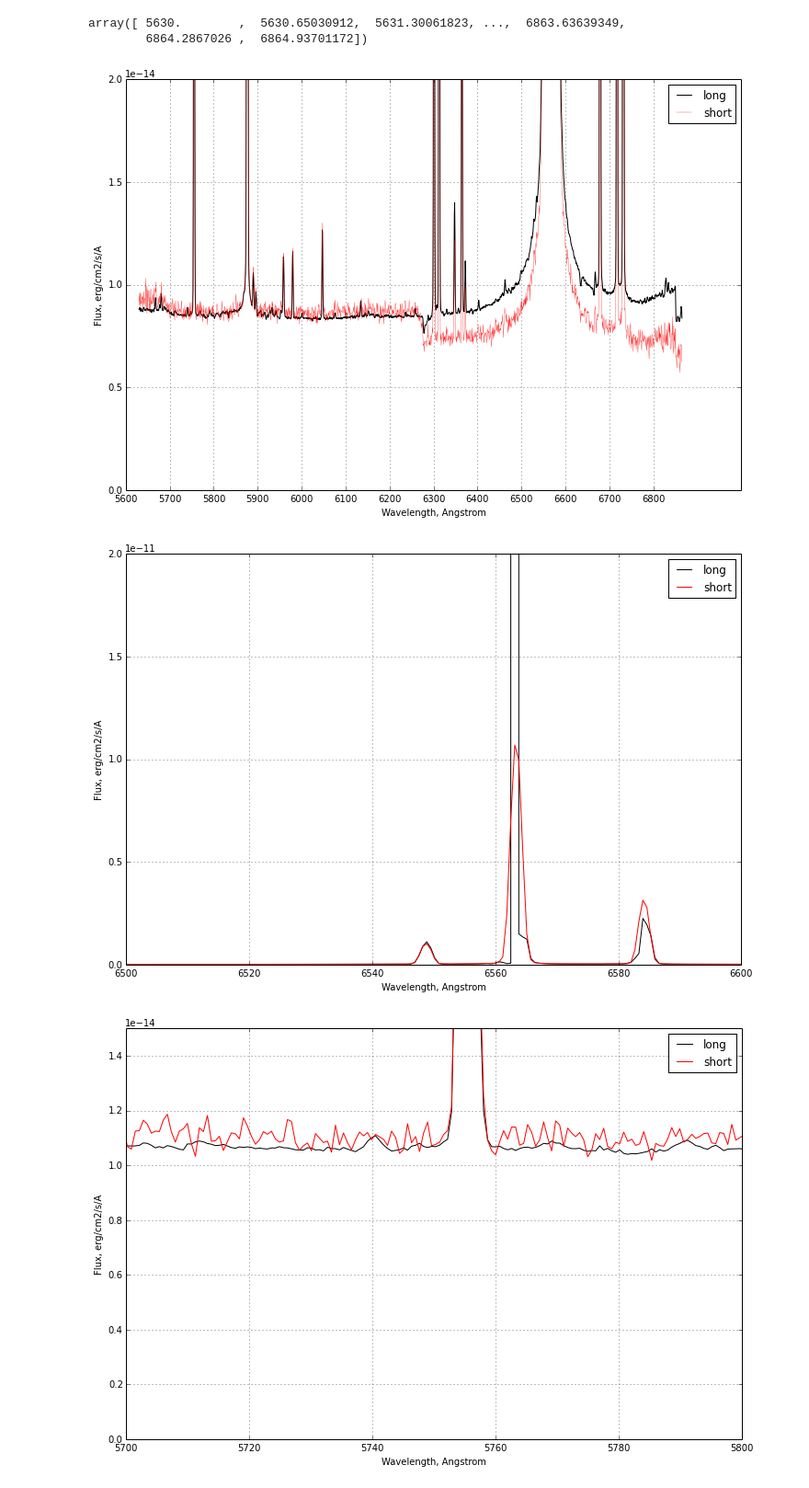
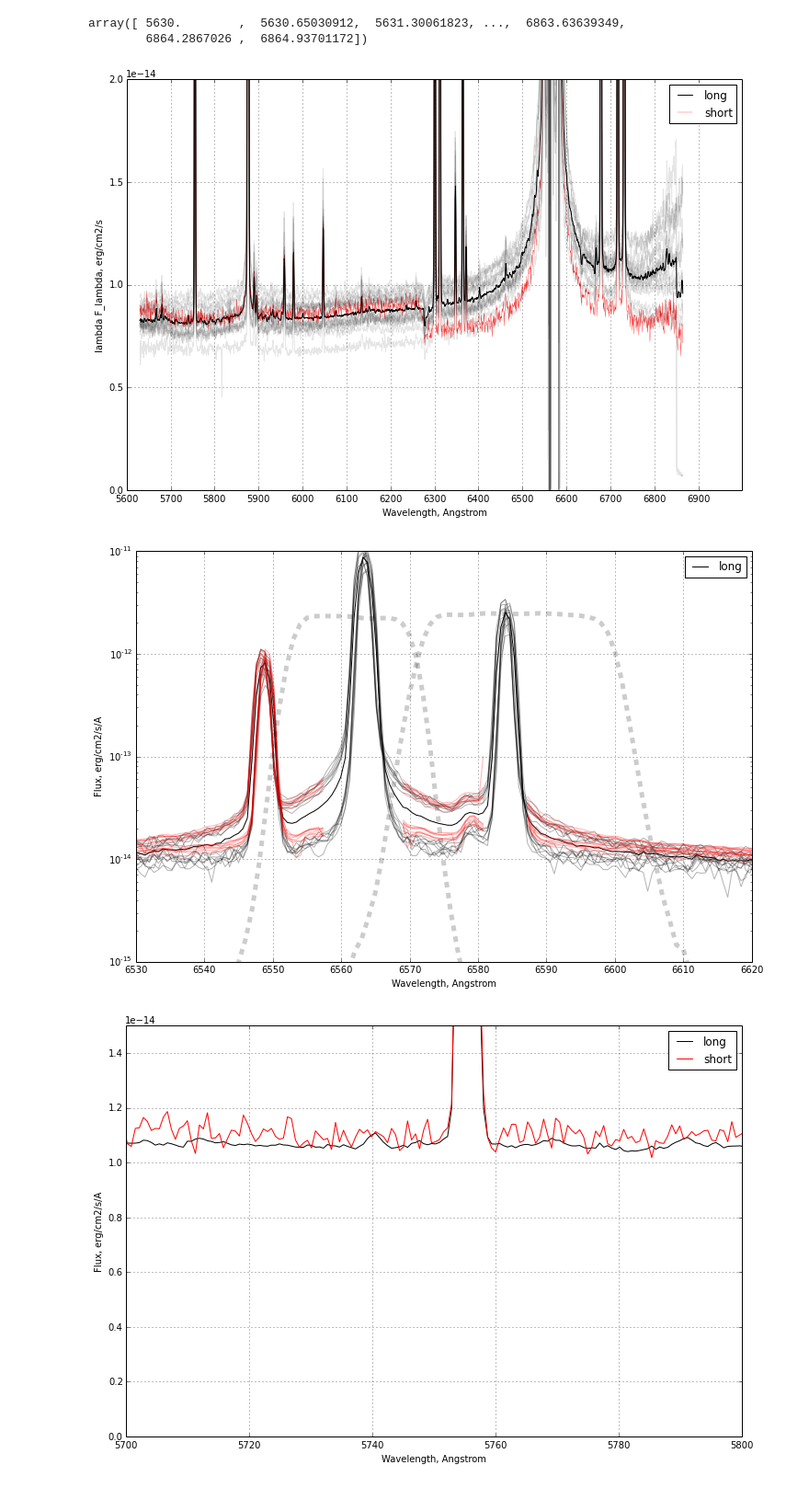
Before and after one commit to deprecated/orion-tsq, a Jupyter notebook: Manu Spectra.ipynb, the cells around one changed output. Shown at 92% size. Cells and saved outputs as stored; diff of their text form; code cells hidden in the pictures.

```diff
--- a/Manu Spectra.ipynb
+++ b/Manu Spectra.ipynb
@@ -136,33 +101,51 @@ wavs
 array([ 5630.        ,  5630.65030912,  5631.30061823, ...,  6863.63639349,
         6864.2867026 ,  6864.93701172])
 # %%
-plot(wavs, spectra.mean(axis=0), 'k', label="long")
-plot(wavs, spectra_s.mean(axis=0), 'r', lw=0.3, label="short")
-#yscale('log')
+wavs_656, f656n = get_filter("F656N", return_wavelength=True)
+wavs_658, f658n = get_filter("F658N", return_wavelength=True)
+
+plot(wavs, (wavs/6000)*spectra.mean(axis=0), 'k', label="long")
+plot(wavs, (wavs/6000)*spectra_s.mean(axis=0), 'r', lw=0.3, label="short")
+for spec in spectra:
+    plot(wavs, (wavs/6000)*spec, 'k', alpha=0.1)
 ylim(0.0, 2e-14)
-xticks(np.arange(5600.0, 6900.0, 100.0))
+xticks(np.arange(5600.0, 7000.0, 100.0))
 grid()
 legend()
 xlabel("Wavelength, Angstrom")
-ylabel("Flux, erg/cm2/s/A")
+ylabel("lambda F_lambda, erg/cm2/s")
+#yscale('log')
 gcf().set_size_inches(12,8)
 gcf().savefig("manuel-red.pdf")
 # %% [output]
-[figure, old version]
+[figure, new version]
 # %%
-plot(wavs, spectra.mean(axis=0), 'k', label="long")
-plot(wavs, spectra_s.mean(axis=0), 'r', label="short")
+spec_combine = np.zeros_like(spectra)
+shortmask = (np.abs(wavs - 6563.0) < 5.5) | (np.abs(wavs - 6584.0) < 3.0)
+spec_combine = spectra_s
+#spec_combine[shortmask[None,:]] = spectra_s[shortmask[None,:]]
+
+plot(wavs, spec_combine.mean(axis=0), 'k', label="long")
+for spec in spec_combine:
+    plot(wavs, spec, 'k', alpha=0.3)
+
+for spec in spectra:
+    plot(wavs, np.where(shortmask, np.nan, spec), 'r', alpha=0.3)
+
+plot(wavs_658, 1e-11*f658n, 'k--', lw=5, alpha=0.2)
+plot(wavs_656, 1e-11*f656n, 'k--', lw=5, alpha=0.2)
 #yscale('log')
-ylim(0.0, 2e-11)
-xlim(6500.0, 6600.0)
+ylim(1.0e-15, 1.0e-11)
+xlim(6530.0, 6620.0)
 #xticks(np.arange(5600.0, 6900.0, 100.0))
 grid()
+yscale('log')
 legend()
 xlabel("Wavelength, Angstrom")
 ylabel("Flux, erg/cm2/s/A")
 gcf().set_size_inches(12,8)
 # %% [output]
-[figure, old version]
+[figure, new version]
 # %%
 plot(wavs, spectra.mean(axis=0), 'k', label="long")
 plot(wavs, spectra_s.mean(axis=0), 'r', label="short")
```
Also changed, not shown: parts of 4 cells of this notebook, 7 other files.
